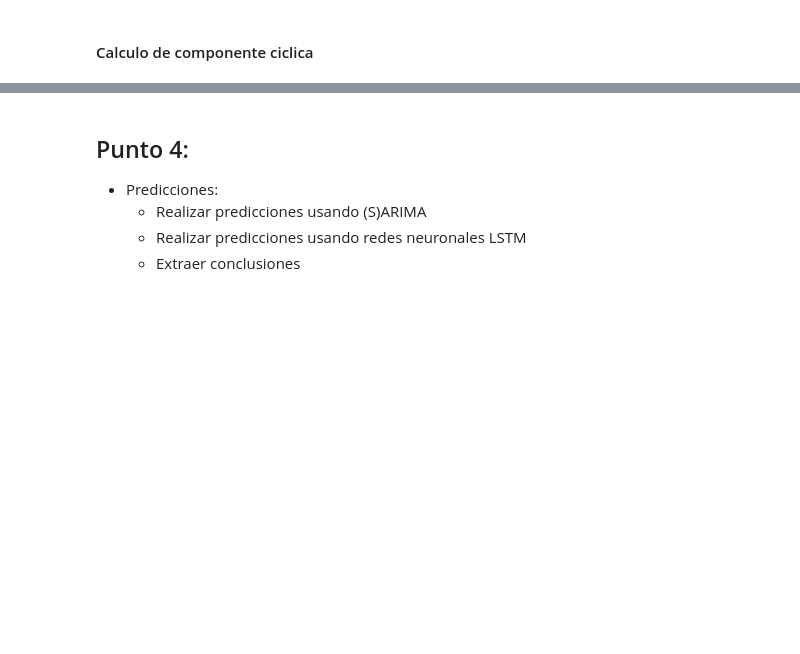
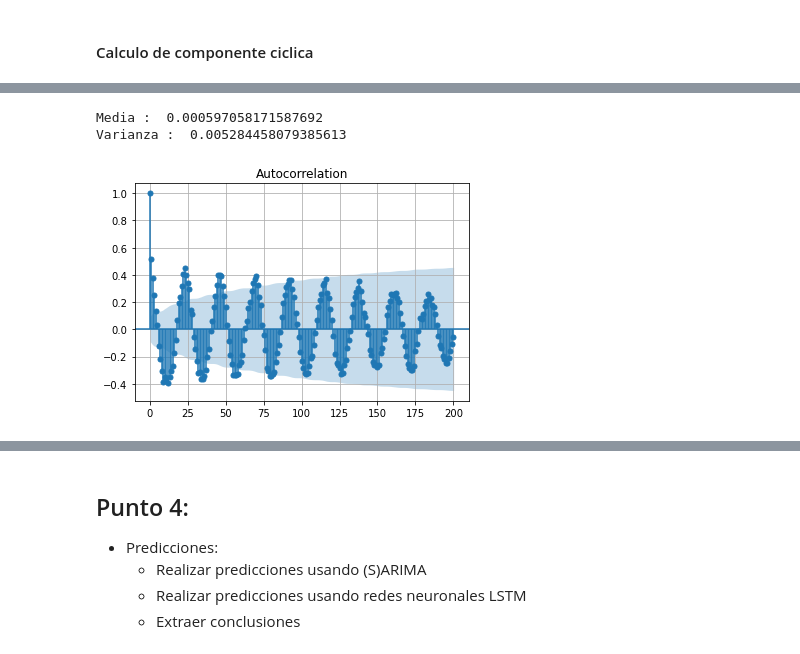
Before and after one commit to AguAcerbo/Carrera-de-Especializacion-en-IA, a Jupyter notebook: B5-Time_Series_Analysis/Trabajo Final TSA/Trabajo Final TSA.ipynb, the cells around one changed output, grey strips where cells are left out. Saved outputs shown, nothing was run; the diff lists cells and outputs as text; code cells hidden in the pictures; blank space fills up the shorter version.

```diff
--- a/B5-Time_Series_Analysis/Trabajo Final TSA/Trabajo Final TSA.ipynb
+++ b/B5-Time_Series_Analysis/Trabajo Final TSA/Trabajo Final TSA.ipynb
@@ -525,0 +354,12 @@ max      0.204360
+# %%
+print("Media : ",np.mean(evi_estacional))
+print("Varianza : ",np.std(evi_estacional)**2)
+# %% [output]
+Media :  0.000597058171587692
+Varianza :  0.005284458079385613
+# %%
+plot_acf(evi_estacional, lags=200)
+plt.grid(True)
+plt.show()
+# %% [output]
+[figure, added]
```
Also changed, not shown: parts of 60 cells of this notebook.
